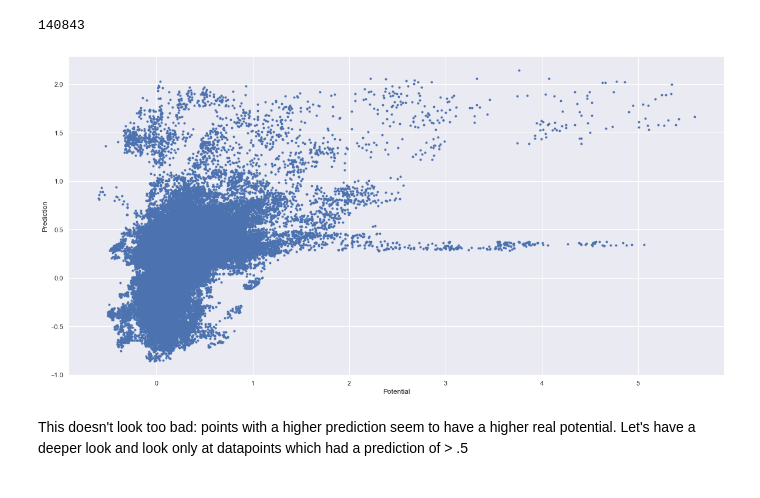
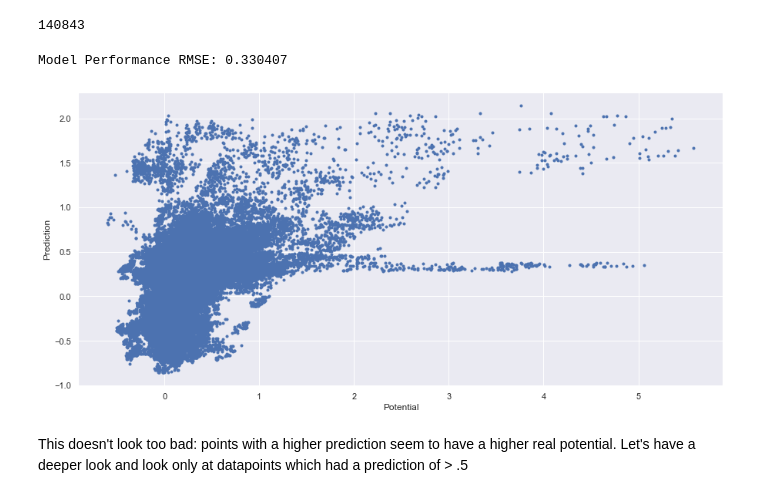
Before and after one commit to HansjoergW/bfh_mt_hs2020_robo_advisor, a Jupyter notebook: 02_train_base_model.ipynb, the cells around one changed output. Drawn from its saved outputs; the diff is of its cells as text; code cells hidden in the pictures.

```diff
--- a/02_train_base_model.ipynb
+++ b/02_train_base_model.ipynb
@@ -25,6 +25,7 @@ combine_data_folder = trainingset_folder + "combined/"
 combined_data_file = trainingset_folder + "/all_combine_data"
 
 model_folder = "D:/data_mt/10_models/"
+model_name   = "02_base_model"
 # %% [markdown]
 ## 01_Tools
 # %%
@@ -148,7 +149,7 @@ print('maxDepth - ', pip_model.getOrDefault('maxDepth'))
 # %%
 # Load Model
 from pyspark.ml import PipelineModel
-cvModel = PipelineModel.load(model_folder + "model_01")
+cvModel = PipelineModel.load(model_folder + model_name)
 # %% [markdown]
 ### check predictions
 # %%
@@ -224,17 +228,24 @@ df_30_100.count()
 # %%
 rfPred = cvModel.transform(df_30_100)
 rfResult = rfPred.toPandas()
+# %%
+from pyspark.ml.evaluation import RegressionEvaluator
+evaluator = RegressionEvaluator(labelCol="r_potential", predictionCol="prediction", metricName="rmse")
+rmse = evaluator.evaluate(rfPred)
+print("Model Performance RMSE: %f" % rmse)
+# %% [output]
+Model Performance RMSE: 0.330407
 # %%
-f, ax = plt.subplots(figsize=(20,10))
+f, ax = plt.subplots(figsize=(15,7))
 
 plt.plot(rfResult.r_potential, rfResult.prediction,'b.')
 
 plt.xlabel('Potential')
 plt.ylabel('Prediction')
 
 plt.show()
 # %% [output]
-[figure, old version]
+[figure, new version]
 # %% [markdown]
 This doesn't look too bad: points with a higher prediction seem to have a higher real potential.
 Let's have a deeper look and look only at datapoints which had a prediction of > .5
```
Also changed, not shown: parts of 10 cells of this notebook, 4 other files.
